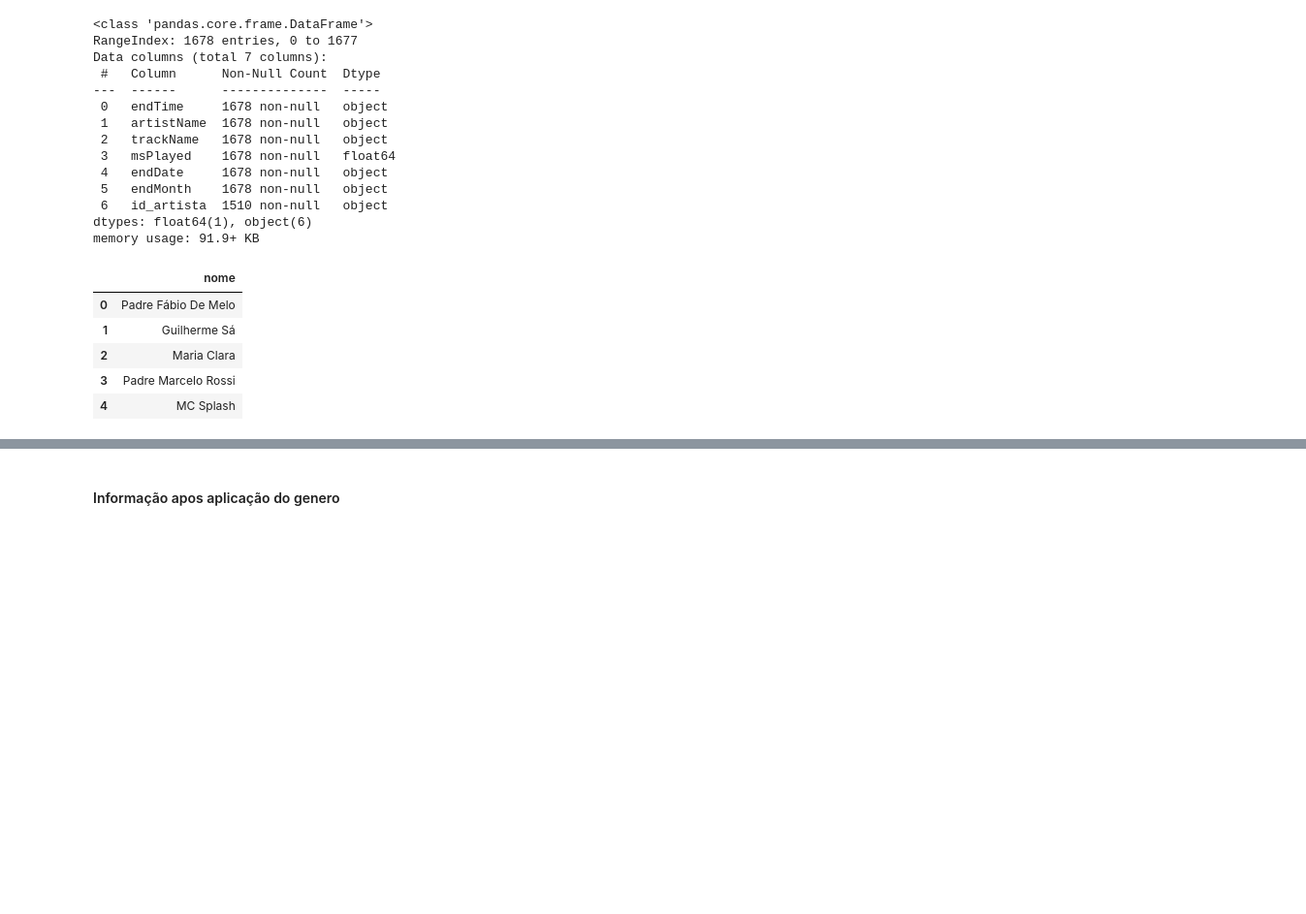
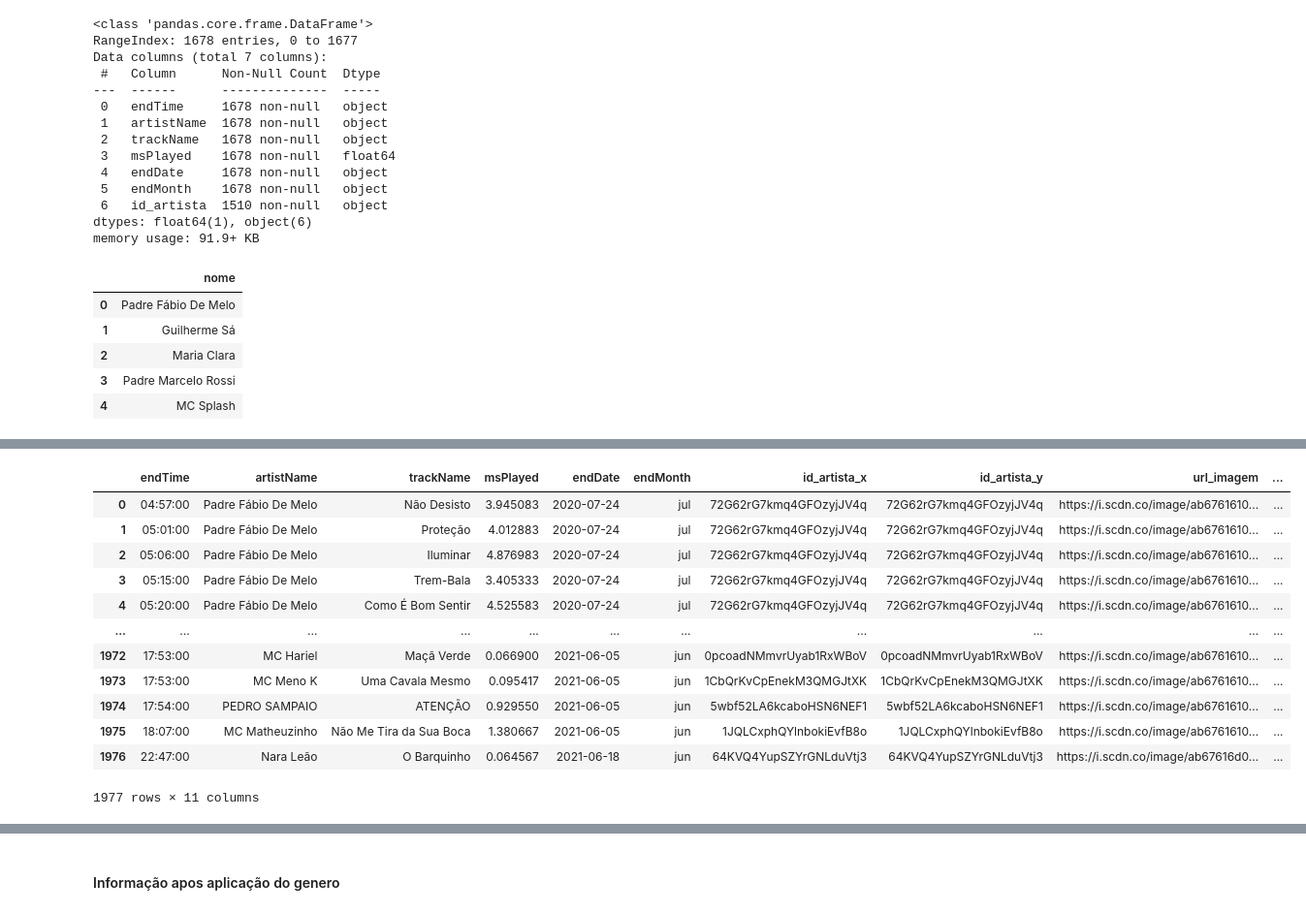
Before and after one commit to JheyssonDouglas/Projeto_Modulo_5, a Jupyter notebook: NotebooksMateus/alimentandoBasespotifyApi.ipynb, the cells around one changed output, grey strips where cells are left out. Shown: that part at 97% size. Saved outputs shown, nothing was run; the diff lists cells and outputs as text; code cells hidden in the pictures; blank space fills up the shorter version.

```diff
--- a/NotebooksMateus/alimentandoBasespotifyApi.ipynb
+++ b/NotebooksMateus/alimentandoBasespotifyApi.ipynb
@@ -292,0 +245,21 @@ data_artista['artists'][0]['popularity']#popularidade
+# %%
+for chave in dict_id.keys():
+        lista_id_artista = dict_id[chave]
+        data_artista = get_artists(lista_id_artista)
+
+        for artist in data_artista['artists']:
+
+
+                dict_artista['id_artista'].append(artist['id'])
+                try:
+                    dict_artista['url_imagem'].append(artist['images'][1]['url'])
+                except:
+                    dict_artista['url_imagem'].append(np.nan)
+
+                try:
+                    dict_artista['genero'].append(artist['genres'][0])
+                except:
+                    dict_artista['genero'].append(np.nan)
+
+                dict_artista['popularidade'].append(artist['popularity'])
+        time.sleep(3)
@@ -292,0 +287,5 @@ data_artista['artists'][0]['popularity']#popularidade
+# %%
+#Devido ao tamnho do dicionario está com valores nulos o o pd. DATFRAMe não consegue ler, o que me leva a usar essa solução encontrada
+#no https://stackoverflow.com/questions/40442014/python-pandas-valueerror-arrays-must-be-all-same-length
+df_genero = pd.DataFrame.from_dict(dict_artista, orient='index')
+df_genero = df_genero.transpose()
@@ -292,0 +306,5 @@ data_artista['artists'][0]['popularity']#popularidade
+# %%
+#Juntando os dados categorizados por generos
+dado_categorizado = pd.merge(df_name_artista,df_genero, how = 'inner', on = 'id_artista')
+# %%
+dado_categorizado.rename({'nome':'artistName'},axis=1,inplace = True)
@@ -292,0 +328,16 @@ data_artista['artists'][0]['popularity']#popularidade
+# %%
+pd.merge(dfStreaming,dado_categorizado ,how = 'left', on = 'artistName')
+# %% [output]
+|  | endTime | artistName | trackName | msPlayed | endDate | endMonth | id_artista_x | id_artista_y | url_imagem | ... |
+| 0 | 04:57:00 | Padre Fábio De Melo | Não Desisto | 3.945083 | 2020-07-24 | jul | 72G62rG7kmq4GFOzyjJV4q | 72G62rG7kmq4GFOzyjJV4q | https://i.scdn.co/image/ab6761610... | ... |
+| 1 | 05:01:00 | Padre Fábio De Melo | Proteção | 4.012883 | 2020-07-24 | jul | 72G62rG7kmq4GFOzyjJV4q | 72G62rG7kmq4GFOzyjJV4q | https://i.scdn.co/image/ab6761610... | ... |
+| 2 | 05:06:00 | Padre Fábio De Melo | Iluminar | 4.876983 | 2020-07-24 | jul | 72G62rG7kmq4GFOzyjJV4q | 72G62rG7kmq4GFOzyjJV4q | https://i.scdn.co/image/ab6761610... | ... |
+| 3 | 05:15:00 | Padre Fábio De Melo | Trem-Bala | 3.405333 | 2020-07-24 | jul | 72G62rG7kmq4GFOzyjJV4q | 72G62rG7kmq4GFOzyjJV4q | https://i.scdn.co/image/ab6761610... | ... |
+| 4 | 05:20:00 | Padre Fábio De Melo | Como É Bom Sentir | 4.525583 | 2020-07-24 | jul | 72G62rG7kmq4GFOzyjJV4q | 72G62rG7kmq4GFOzyjJV4q | https://i.scdn.co/image/ab6761610... | ... |
+| ... | ... | ... | ... | ... | ... | ... | ... | ... | ... | ... |
+| 1972 | 17:53:00 | MC Hariel | Maçã Verde | 0.066900 | 2021-06-05 | jun | 0pcoadNMmvrUyab1RxWBoV | 0pcoadNMmvrUyab1RxWBoV | https://i.scdn.co/image/ab6761610... | ... |
+| 1973 | 17:53:00 | MC Meno K | Uma Cavala Mesmo | 0.095417 | 2021-06-05 | jun | 1CbQrKvCpEnekM3QMGJtXK | 1CbQrKvCpEnekM3QMGJtXK | https://i.scdn.co/image/ab6761610... | ... |
+| 1974 | 17:54:00 | PEDRO SAMPAIO | ATENÇÃO | 0.929550 | 2021-06-05 | jun | 5wbf52LA6kcaboHSN6NEF1 | 5wbf52LA6kcaboHSN6NEF1 | https://i.scdn.co/image/ab6761610... | ... |
+| 1975 | 18:07:00 | MC Matheuzinho | Não Me Tira da Sua Boca | 1.380667 | 2021-06-05 | jun | 1JQLCxphQYlnbokiEvfB8o | 1JQLCxphQYlnbokiEvfB8o | https://i.scdn.co/image/ab6761610... | ... |
+| 1976 | 22:47:00 | Nara Leão | O Barquinho | 0.064567 | 2021-06-18 | jun | 64KVQ4YupSZYrGNLduVtj3 | 64KVQ4YupSZYrGNLduVtj3 | https://i.scdn.co/image/ab67616d0... | ... |
+1977 rows × 11 columns
```
Also changed, not shown: parts of 17 cells of this notebook, 2 other files.
